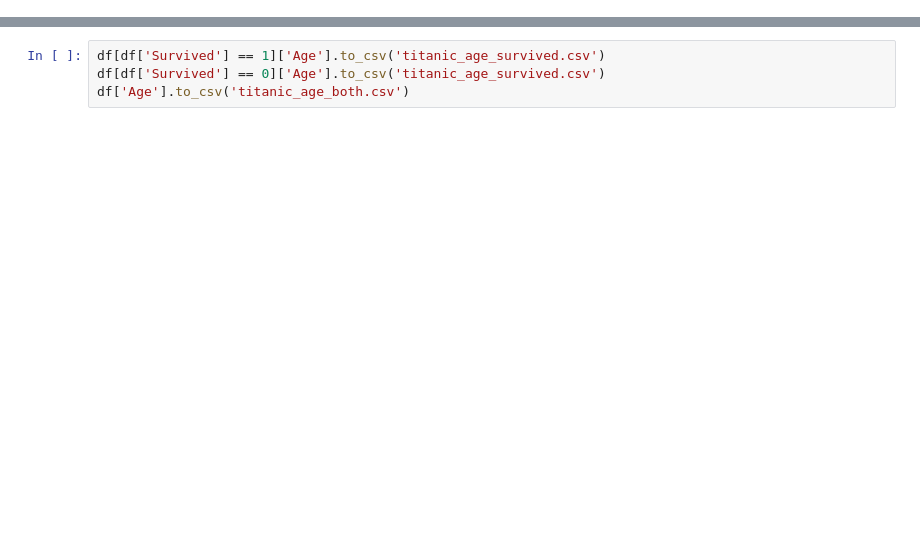
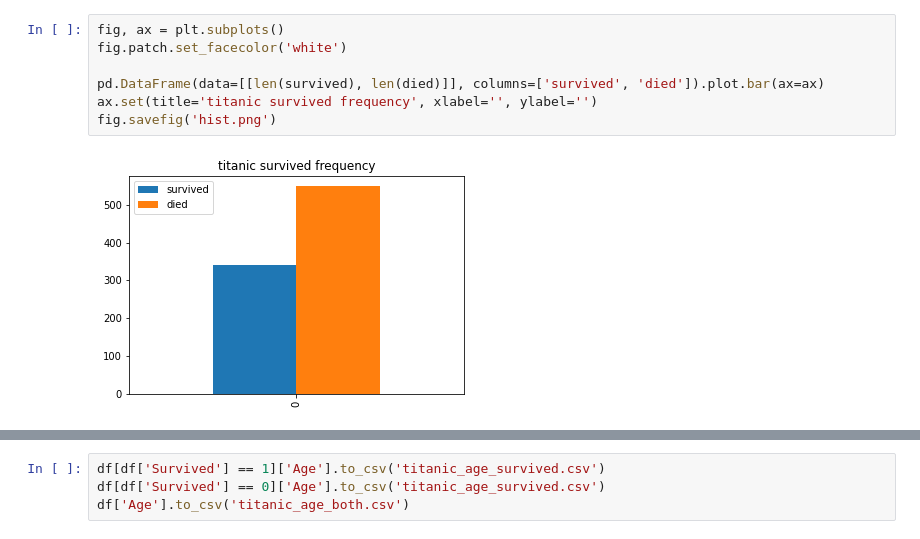
Before and after one commit to wabscale/sister-project-help, a Jupyter notebook: notebook.ipynb, the cells around one changed output, grey strips where cells are left out. Cells and saved outputs as stored; diff of their text form; blank space fills up the shorter version.

```diff
--- a/notebook.ipynb
+++ b/notebook.ipynb
@@ -14,0 +27,9 @@ df.head()
+# %%
+fig, ax = plt.subplots()
+fig.patch.set_facecolor('white')
+
+pd.DataFrame(data=[[len(survived), len(died)]], columns=['survived', 'died']).plot.bar(ax=ax)
+ax.set(title='titanic survived frequency', xlabel='', ylabel='')
+fig.savefig('hist.png')
+# %% [output]
+[figure, added]
```
Also changed, not shown: parts of 17 cells of this notebook, 8 other files.
